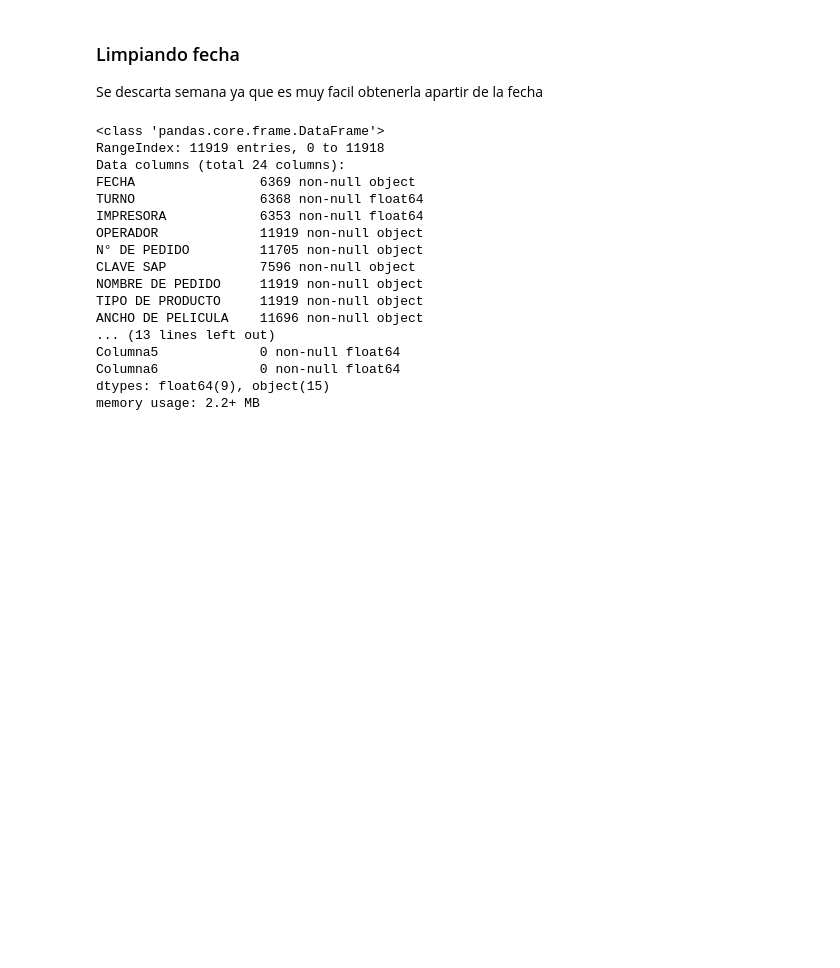
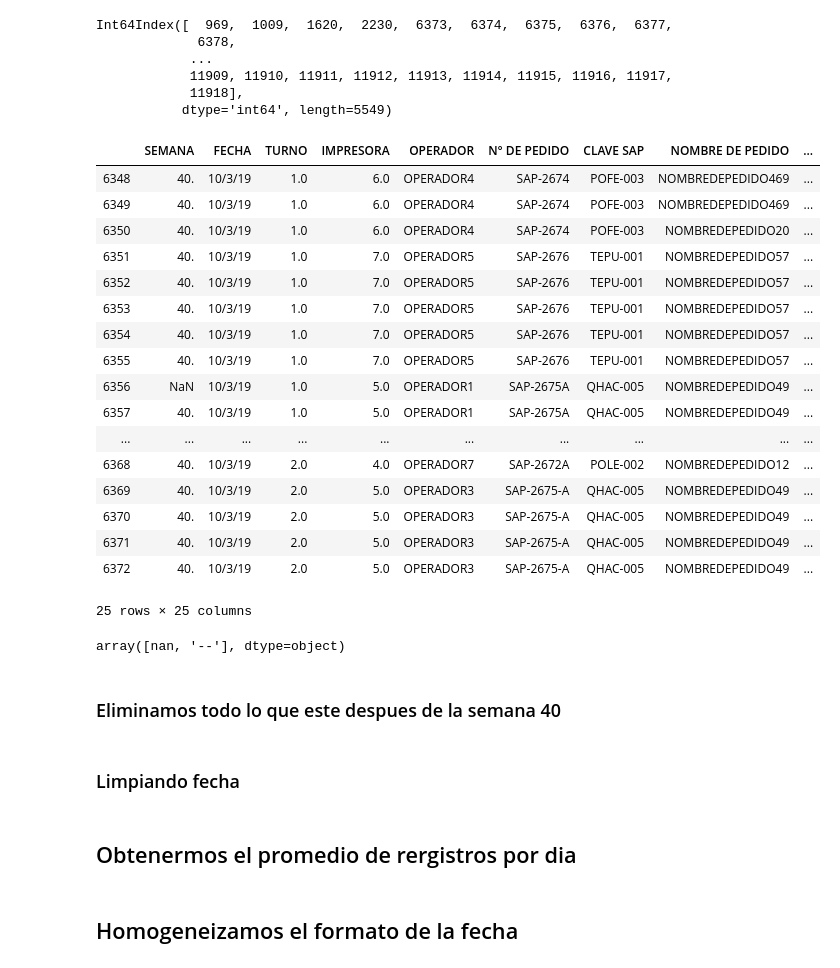
Before and after one commit to zs10011598/dci4, a Jupyter notebook: DATOS_RETO/limpieza_impresion.ipynb, the cells around one changed output. Drawn from its saved outputs; the diff is of its cells as text; code cells hidden in the pictures; blank space fills up the shorter version.

Commit message:
limpieza de fechas

```diff
--- a/DATOS_RETO/limpieza_impresion.ipynb
+++ b/DATOS_RETO/limpieza_impresion.ipynb
@@ -9,6 +25,38 @@ df.shape
-# %% [markdown]
-### Limpiando fecha
-
-Se descarta semana ya que es muy facil obtenerla apartir de la fecha
-# %%
-df = df.drop('SEMANA', axis=1)
+# %%
+df[df['FECHA'].isnull()]['FECHA'].index
+# %% [output]
+Int64Index([  969,  1009,  1620,  2230,  6373,  6374,  6375,  6376,  6377,
+             6378,
+            ...
+            11909, 11910, 11911, 11912, 11913, 11914, 11915, 11916, 11917,
+            11918],
+           dtype='int64', length=5549)
+# %%
+df[df['FECHA'] == '10/3/19']
+# %% [output]
+|  | SEMANA | FECHA | TURNO | IMPRESORA | OPERADOR | N° DE PEDIDO | CLAVE SAP | NOMBRE DE PEDIDO | ... |
+| 6348 | 40. | 10/3/19 | 1.0 | 6.0 | OPERADOR4 | SAP-2674 | POFE-003 | NOMBREDEPEDIDO469 | ... |
+| 6349 | 40. | 10/3/19 | 1.0 | 6.0 | OPERADOR4 | SAP-2674 | POFE-003 | NOMBREDEPEDIDO469 | ... |
+| 6350 | 40. | 10/3/19 | 1.0 | 6.0 | OPERADOR4 | SAP-2674 | POFE-003 | NOMBREDEPEDIDO20 | ... |
+| 6351 | 40. | 10/3/19 | 1.0 | 7.0 | OPERADOR5 | SAP-2676 | TEPU-001 | NOMBREDEPEDIDO57 | ... |
+| 6352 | 40. | 10/3/19 | 1.0 | 7.0 | OPERADOR5 | SAP-2676 | TEPU-001 | NOMBREDEPEDIDO57 | ... |
+| 6353 | 40. | 10/3/19 | 1.0 | 7.0 | OPERADOR5 | SAP-2676 | TEPU-001 | NOMBREDEPEDIDO57 | ... |
+| 6354 | 40. | 10/3/19 | 1.0 | 7.0 | OPERADOR5 | SAP-2676 | TEPU-001 | NOMBREDEPEDIDO57 | ... |
+| 6355 | 40. | 10/3/19 | 1.0 | 7.0 | OPERADOR5 | SAP-2676 | TEPU-001 | NOMBREDEPEDIDO57 | ... |
+| 6356 | NaN | 10/3/19 | 1.0 | 5.0 | OPERADOR1 | SAP-2675A | QHAC-005 | NOMBREDEPEDIDO49 | ... |
+| 6357 | 40. | 10/3/19 | 1.0 | 5.0 | OPERADOR1 | SAP-2675A | QHAC-005 | NOMBREDEPEDIDO49 | ... |
+| ... | ... | ... | ... | ... | ... | ... | ... | ... | ... |
+| 6368 | 40. | 10/3/19 | 2.0 | 4.0 | OPERADOR7 | SAP-2672A | POLE-002 | NOMBREDEPEDIDO12 | ... |
+| 6369 | 40. | 10/3/19 | 2.0 | 5.0 | OPERADOR3 | SAP-2675-A | QHAC-005 | NOMBREDEPEDIDO49 | ... |
+| 6370 | 40. | 10/3/19 | 2.0 | 5.0 | OPERADOR3 | SAP-2675-A | QHAC-005 | NOMBREDEPEDIDO49 | ... |
+| 6371 | 40. | 10/3/19 | 2.0 | 5.0 | OPERADOR3 | SAP-2675-A | QHAC-005 | NOMBREDEPEDIDO49 | ... |
+| 6372 | 40. | 10/3/19 | 2.0 | 5.0 | OPERADOR3 | SAP-2675-A | QHAC-005 | NOMBREDEPEDIDO49 | ... |
+25 rows × 25 columns
+# %%
+df_last = df.iloc[6373:]
+#df_last.info()
+df_last['FOLIO DEL ROLLO'].unique()
+# %% [output]
+array([nan, '--'], dtype=object)
+# %% [markdown]
+### Eliminamos todo lo que este despues de la semana 40
@@ -15,30 +65,21 @@ df = df.drop('SEMANA', axis=1)
+# %% [markdown]
+### Limpiando fecha
+# %% [markdown]
+## Obtenermos el promedio de rergistros por dia
+# %% [markdown]
+## Homogeneizamos el formato de la fecha
 # %%
 index_aux = list(df[df['FECHA'] == '3-Jan'].index)
 for i in range(len(index_aux)):
-    df.at[index_aux, 'FECHA'] = '01/03/19'
+    df.at[index_aux, 'FECHA'] = '1/3/19'
 
 index_aux = list(df[df['FECHA'] == '9-Jan'].index)
 for i in range(len(index_aux)):
-    df.at[index_aux, 'FECHA'] = '01/09/19'
+    df.at[index_aux, 'FECHA'] = '1/9/19'
 
-df.at[11907, 'FECHA'] = np.nan
 
-df.info()
+index_aux = list(df[df['FECHA'] == '14-Aug'].index)
+for i in range(len(index_aux)):
+    df.at[index_aux, 'FECHA'] = '8/14/19'
+
+#df.info()
-# %% [output]
-<class 'pandas.core.frame.DataFrame'>
-RangeIndex: 11919 entries, 0 to 11918
-Data columns (total 24 columns):
-FECHA                6369 non-null object
-TURNO                6368 non-null float64
-IMPRESORA            6353 non-null float64
-OPERADOR             11919 non-null object
-N° DE PEDIDO         11705 non-null object
-CLAVE SAP            7596 non-null object
-NOMBRE DE PEDIDO     11919 non-null object
-TIPO DE PRODUCTO     11919 non-null object
-ANCHO DE PELICULA    11696 non-null object
-... (13 lines left out)
-Columna5             0 non-null float64
-Columna6             0 non-null float64
-dtypes: float64(9), object(15)
-memory usage: 2.2+ MB
```
Also changed, not shown: parts of 6 cells of this notebook.
